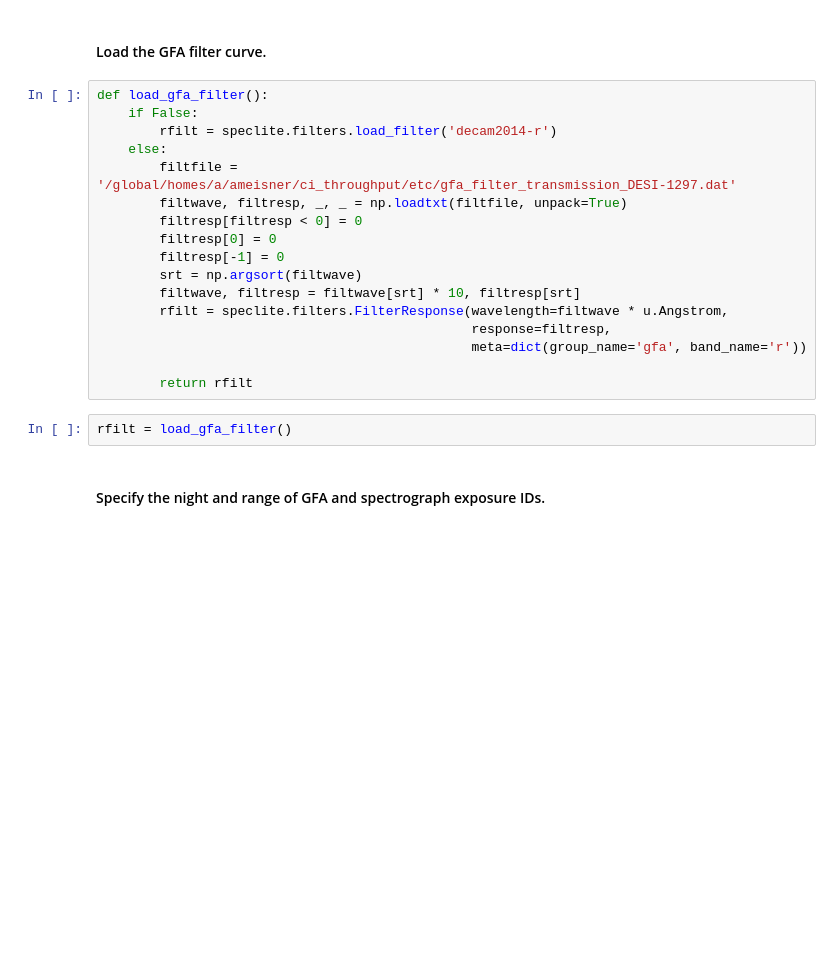
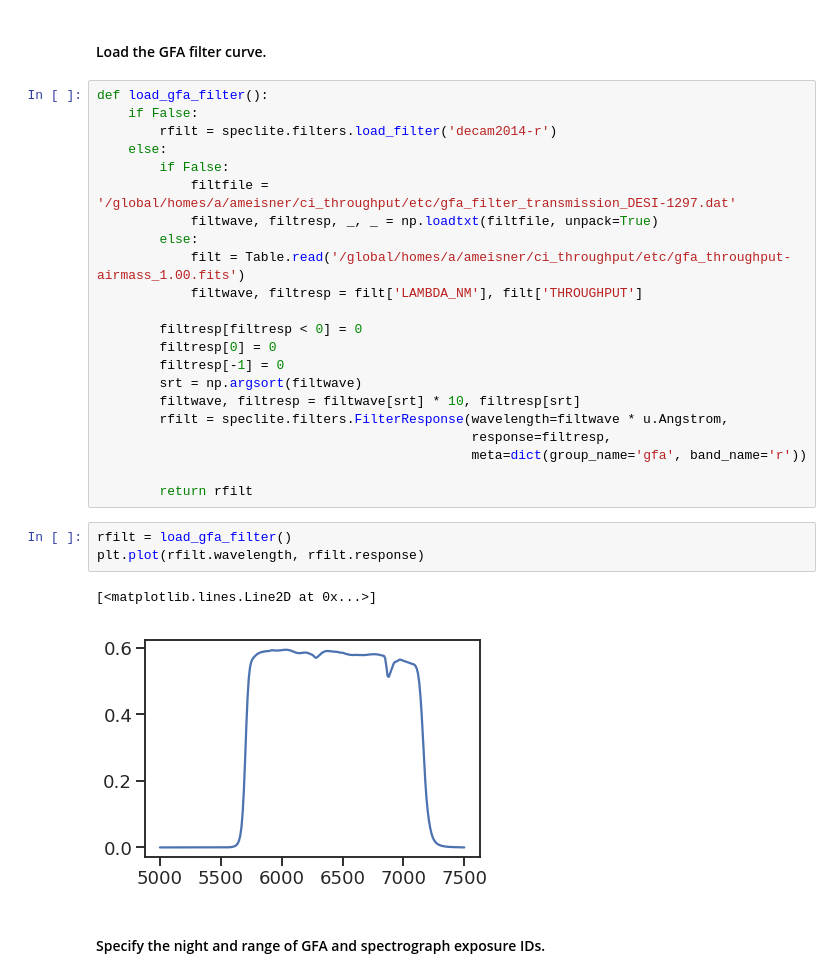
Before and after one commit to desihub/desicmx, a Jupyter notebook: analysis/specsky/sky-with-moon.ipynb, the cells around one changed output. Cells and saved outputs as stored; diff of their text form; blank space fills up the shorter version.

```diff
--- a/analysis/specsky/sky-with-moon.ipynb
+++ b/analysis/specsky/sky-with-moon.ipynb
@@ -47,8 +47,13 @@ def load_gfa_filter():
     if False:
         rfilt = speclite.filters.load_filter('decam2014-r')
     else:
-        filtfile = '/global/homes/a/ameisner/ci_throughput/etc/gfa_filter_transmission_DESI-1297.dat'
-        filtwave, filtresp, _, _ = np.loadtxt(filtfile, unpack=True)
+        if False:
+            filtfile = '/global/homes/a/ameisner/ci_throughput/etc/gfa_filter_transmission_DESI-1297.dat'
+            filtwave, filtresp, _, _ = np.loadtxt(filtfile, unpack=True)
+        else:
+            filt = Table.read('/global/homes/a/ameisner/ci_throughput/etc/gfa_throughput-airmass_1.00.fits')
+            filtwave, filtresp = filt['LAMBDA_NM'], filt['THROUGHPUT']
+
         filtresp[filtresp < 0] = 0
         filtresp[0] = 0
         filtresp[-1] = 0
@@ -59,8 +64,12 @@ def load_gfa_filter():
                                                 meta=dict(group_name='gfa', band_name='r'))
 
         return rfilt
-# %%
-rfilt = load_gfa_filter()
+# %%
+rfilt = load_gfa_filter()
+plt.plot(rfilt.wavelength, rfilt.response)
+# %% [output]
+[<matplotlib.lines.Line2D at 0x...>]
+[figure, added]
 # %% [markdown]
 #### Specify the night and range of GFA and spectrograph exposure IDs.
 # %%
```
Also changed, not shown: parts of 5 cells of this notebook.
